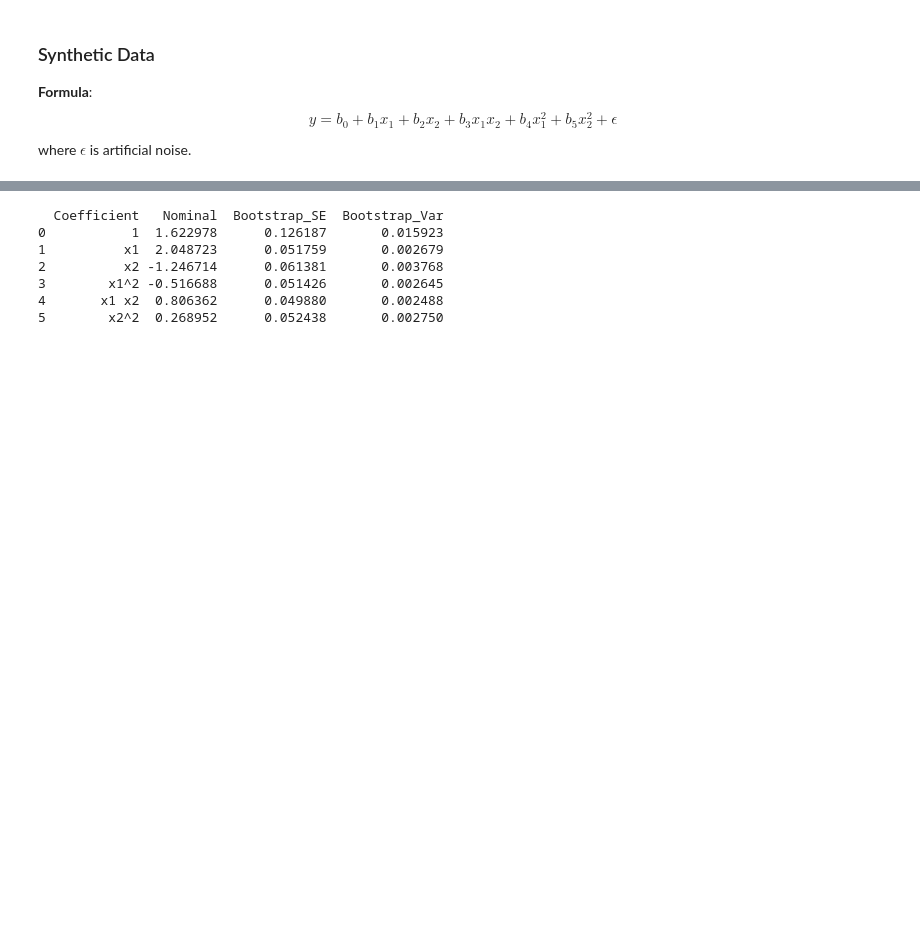
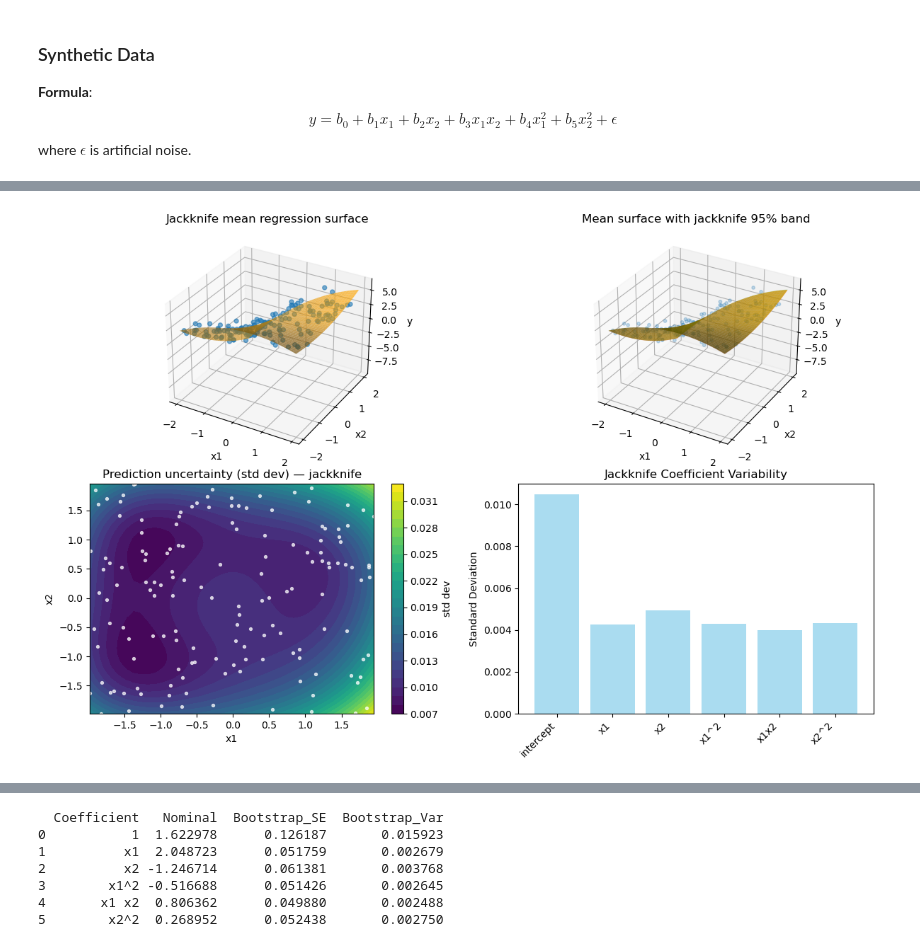
Before and after one commit to coxnevad/NTNU_TK8117_2025, a Jupyter notebook: advanced_week_04/group2/Jackknife-Bootstrap.ipynb, the cells around one changed output, grey strips where cells are left out. Saved outputs shown, nothing was run; the diff lists cells and outputs as text; code cells hidden in the pictures; blank space fills up the shorter version.

```diff
--- a/advanced_week_04/group2/Jackknife-Bootstrap.ipynb
+++ b/advanced_week_04/group2/Jackknife-Bootstrap.ipynb
@@ -35,0 +174,4 @@ where $\epsilon$ is artificial noise.
+# %%
+fig = plot_jackknife_surfaces(X, X1g, X2g, y, y_grid_mean, y_grid_lower, y_grid_upper, y_grid_std, jackknife_coefs, feature_names)
+# %% [output]
+[figure, added]
```
Also changed, not shown: parts of 11 cells of this notebook.
